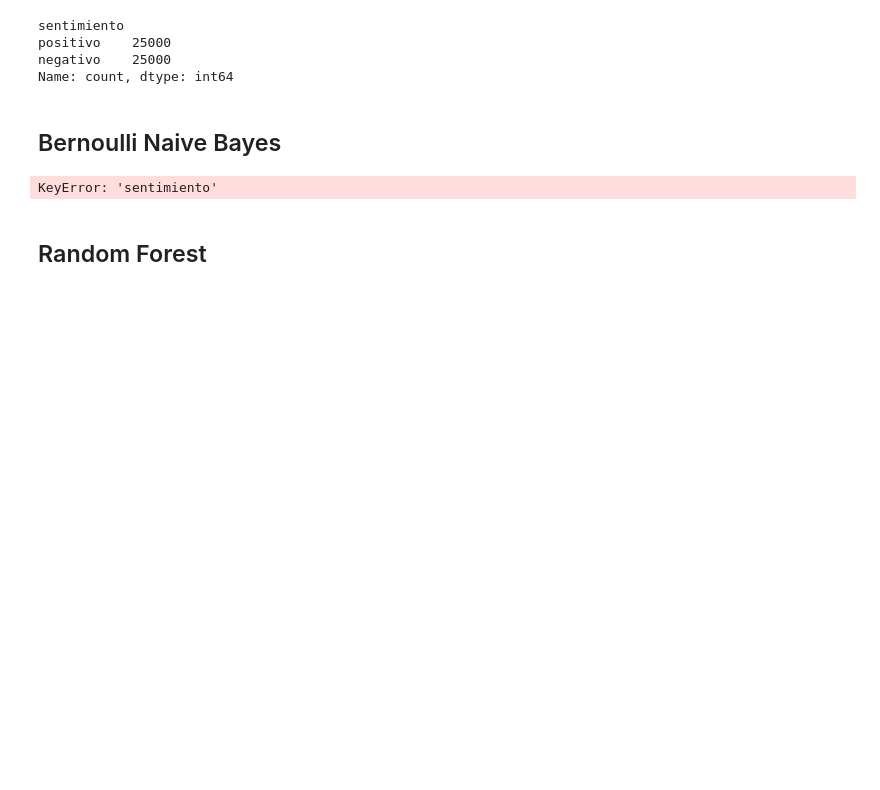
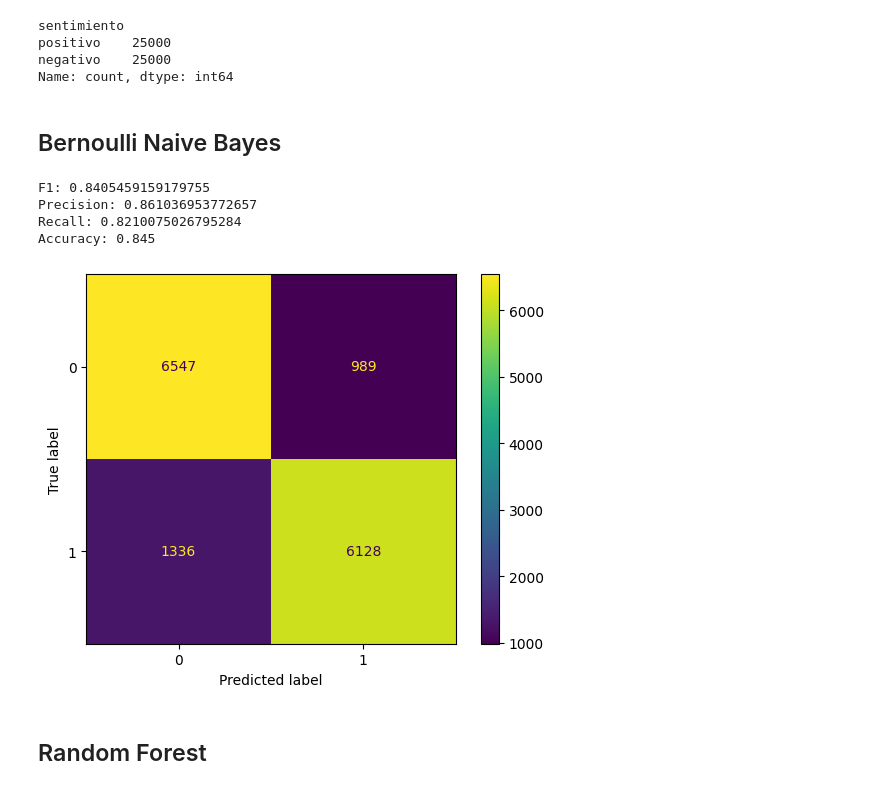
Before and after one commit to Taielmolina01/7506R-1C2024-GRUPO01, a Jupyter notebook: TP2/7506R_TP2_GRUPO01_ENTREGA.ipynb, the cells around one changed output. Cells and saved outputs as stored; diff of their text form; code cells hidden in the pictures; blank space fills up the shorter version.

```diff
--- a/TP2/7506R_TP2_GRUPO01_ENTREGA.ipynb
+++ b/TP2/7506R_TP2_GRUPO01_ENTREGA.ipynb
@@ -88,0 +67,4 @@ Name: count, dtype: int64
+# %%
+df_train_train, df_train_test = train_test_split(df_train, test_size=0.3, random_state=33)
+# %%
+x_train, y_train, x_test_, y_test_ = df_train_train["review_es"], df_train_train["sentimiento"], df_train_test["review_es"], df_train_test["sentimiento"]
@@ -103,3 +89,21 @@ def busqueda_hiperparametros(modelo, x_vectorizado):
+# %%
+def imprimir_resultados(y, y_pred):
+
+    labels = ["negativo", "positivo"]
+
+    f1 = f1_score(y, y_pred, pos_label="positivo", labels=labels)
+    precision = precision_score(y, y_pred, pos_label="positivo", labels=labels)
+    recall = recall_score(y, y_pred, pos_label="positivo", labels=labels)
+    accuracy = accuracy_score(y, y_pred)
+
+    cm = confusion_matrix(y_test_, y_pred)
+
+    ConfusionMatrixDisplay(confusion_matrix=cm).plot()
+
+    print(f"F1: {f1}")
+    print(f"Precision: {precision}")
+    print(f"Recall: {recall}")
+    print(f"Accuracy: {accuracy}")
 # %%
 def guardar_resultado_en_csv(prediccion):
 
@@ -111,7 +113,7 @@ from sklearn.feature_extraction.text import TfidfTransformer
 # %%
 vectorizer = CountVectorizer()
 x_train_vec = vectorizer.fit_transform(x_train)
-x_test_vec = vectorizer.transform(x_test)
+x_test_vec = vectorizer.transform(x_test_)
 # %% [markdown]
 ## Bernoulli Naive Bayes
 # %%
@@ -131,4 +129,8 @@ from sklearn.metrics import ConfusionMatrixDisplay
-# %%
-ConfusionMatrixDisplay(df_test["sentimiento"], y_pred)
-# %% [output]
-KeyError: 'sentimiento'
+# %%
+imprimir_resultados(y_test_, y_pred)
+# %% [output]
+F1: 0.8405459159179755
+Precision: 0.861036953772657
+Recall: 0.8210075026795284
+Accuracy: 0.845
+[figure, added]
```
Also changed, not shown: parts of 11 cells of this notebook, 1 other file.
